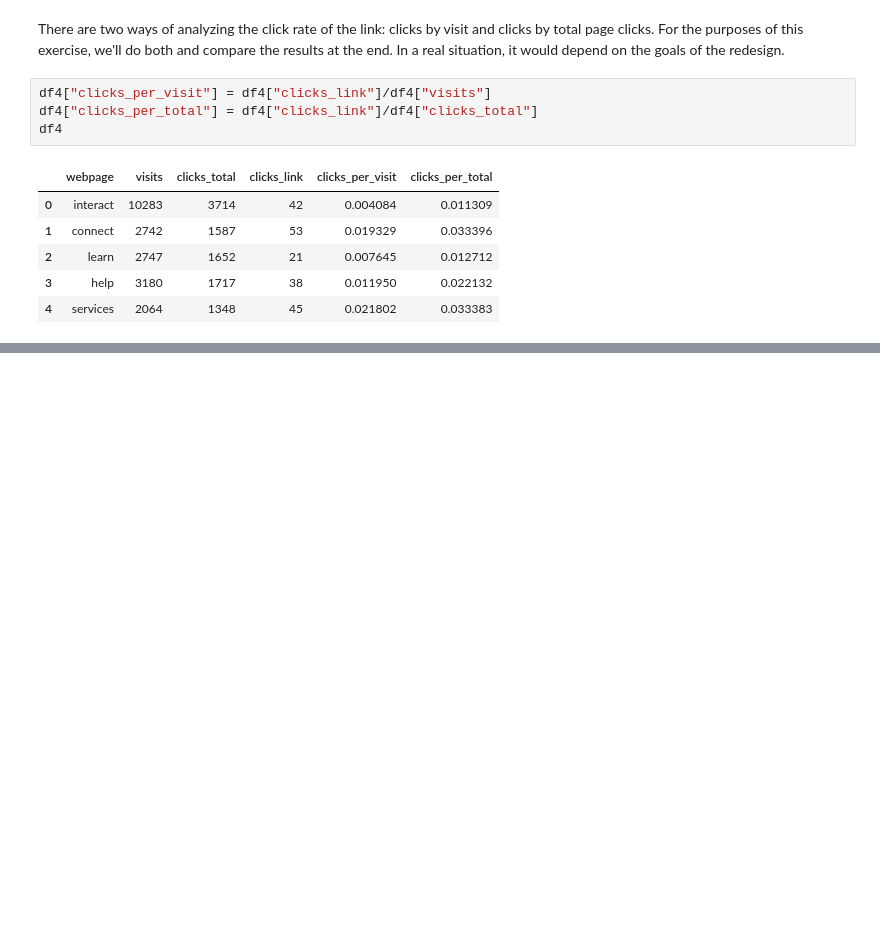
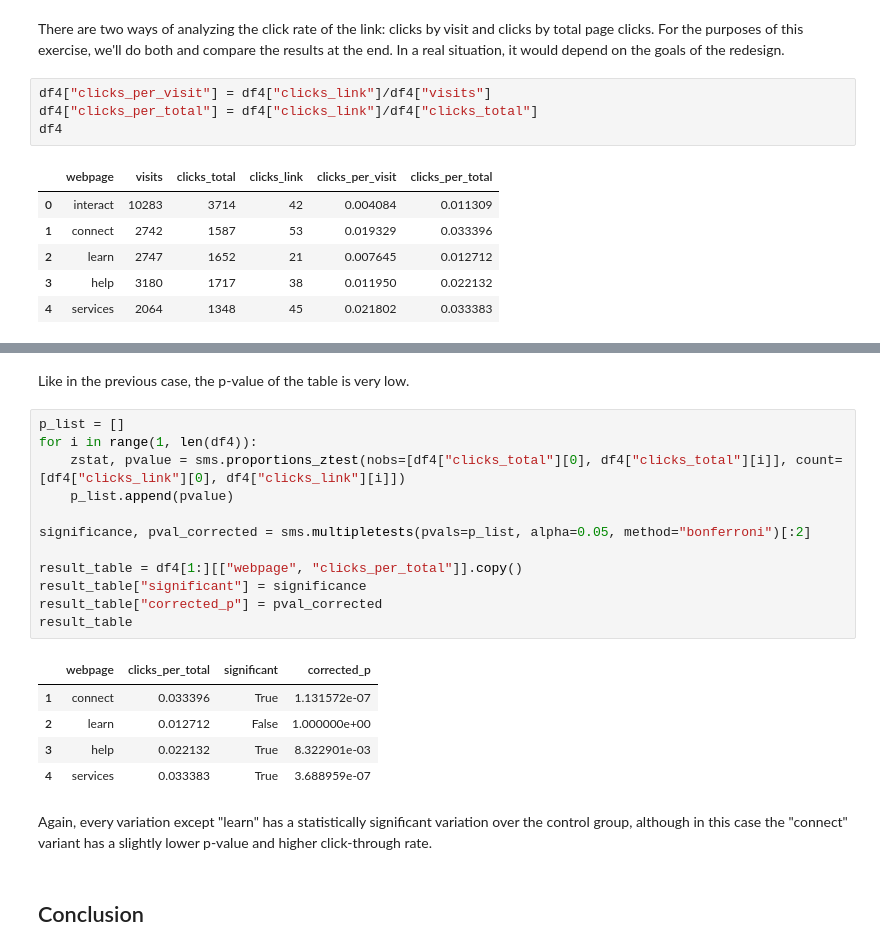
Before and after one commit to brenosakaguti/ab-testing-study, a Jupyter notebook: ab-testing.ipynb, the cells around one changed output, grey strips where cells are left out. Cells and saved outputs as stored; diff of their text form; blank space fills up the shorter version.

```diff
--- a/ab-testing.ipynb
+++ b/ab-testing.ipynb
@@ -229,0 +312,24 @@ df4
+# %% [markdown]
+Like in the previous case, the p-value of the table is very low.
+# %%
+p_list = []
+for i in range(1, len(df4)):
+    zstat, pvalue = sms.proportions_ztest(nobs=[df4["clicks_total"][0], df4["clicks_total"][i]], count=[df4["clicks_link"][0], df4["clicks_link"][i]])
+    p_list.append(pvalue)
+
+significance, pval_corrected = sms.multipletests(pvals=p_list, alpha=0.05, method="bonferroni")[:2]
+
+result_table = df4[1:][["webpage", "clicks_per_total"]].copy()
+result_table["significant"] = significance
+result_table["corrected_p"] = pval_corrected
+result_table
+# %% [output]
+|  | webpage | clicks_per_total | significant | corrected_p |
+| 1 | connect | 0.033396 | True | 1.131572e-07 |
+| 2 | learn | 0.012712 | False | 1.000000e+00 |
+| 3 | help | 0.022132 | True | 8.322901e-03 |
+| 4 | services | 0.033383 | True | 3.688959e-07 |
+# %% [markdown]
+Again, every variation except "learn" has a statistically significant variation over the control group, although in this case the "connect" variant has a slightly lower p-value and higher click-through rate.
+# %% [markdown]
+## Conclusion
```
Also changed, not shown: parts of 17 cells of this notebook.
